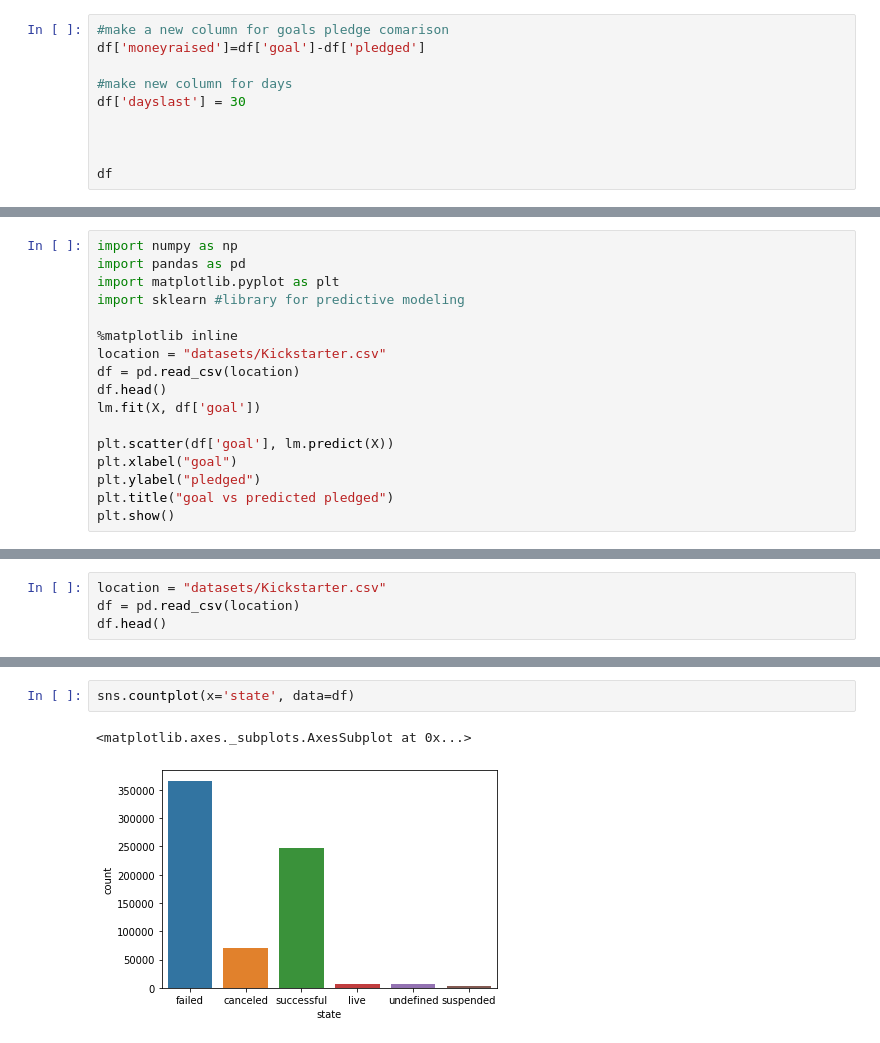
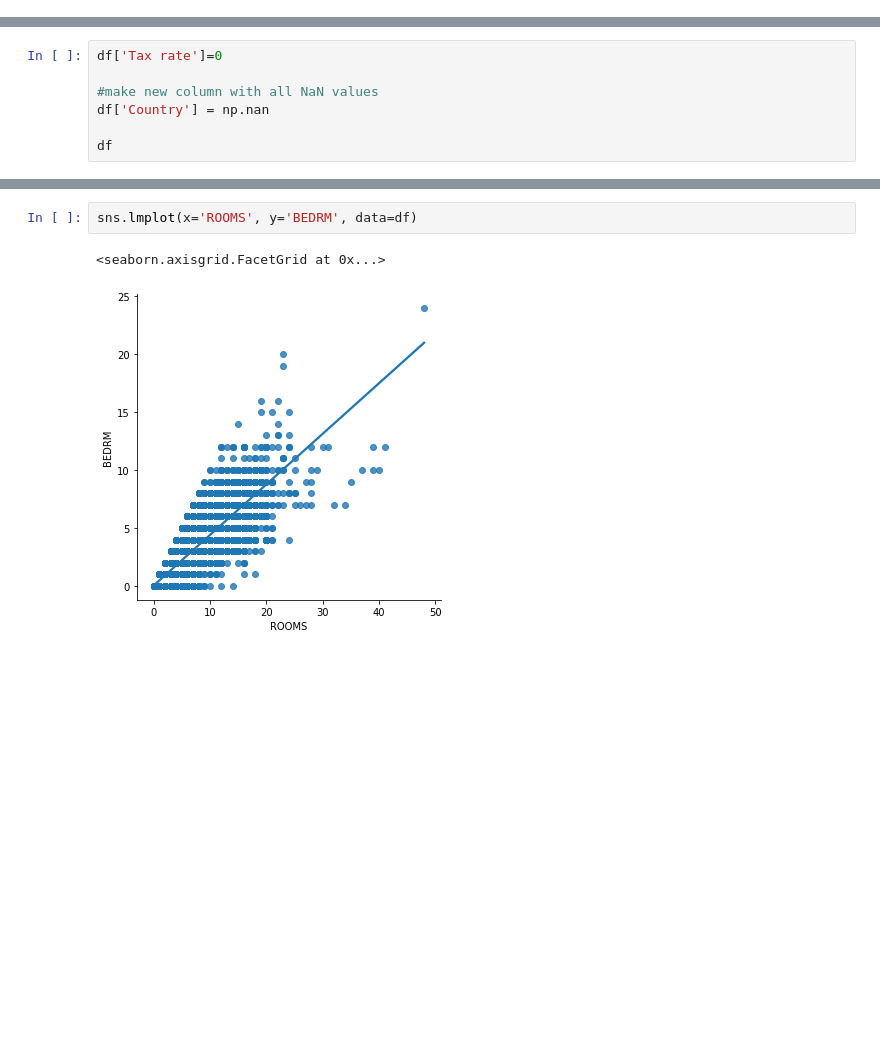
Before and after one commit to johnthekim/Data-Analytics-Bootcamp, a Jupyter notebook: Untitled.ipynb, the cells around one changed output, grey strips where cells are left out. Cells and saved outputs as stored; diff of their text form; blank space fills up the shorter version.

```diff
--- a/Untitled.ipynb
+++ b/Untitled.ipynb
@@ -264,10 +83,0 @@ nodupedf.count()
-# %%
-#make a new column for goals pledge comarison
-df['moneyraised']=df['goal']-df['pledged']
-
-#make new column for days
-df['dayslast'] = 30
-
-
-
-df
@@ -306,17 +83,0 @@ LinearRegression(copy_X=True, fit_intercept=True, n_jobs=None, normalize=False)
-# %%
-import numpy as np
-import pandas as pd
-import matplotlib.pyplot as plt
-import sklearn #library for predictive modeling
-
-%matplotlib inline
-location = "datasets/Kickstarter.csv"
-df = pd.read_csv(location)
-df.head()
-lm.fit(X, df['goal'])
-
-plt.scatter(df['goal'], lm.predict(X))
-plt.xlabel("goal")
-plt.ylabel("pledged")
-plt.title("goal vs predicted pledged")
-plt.show()
@@ -324,0 +178,7 @@ ValueError: could not convert string to float: 'The Songs of Adelaide & Abullah'
+# %%
+df['Tax rate']=0
+
+#make new column with all NaN values
+df['Country'] = np.nan
+
+df
@@ -337,4 +252,0 @@ from sklearn.metrics import classification_report
-# %%
-location = "datasets/Kickstarter.csv"
-df = pd.read_csv(location)
-df.head()
@@ -348,5 +253,5 @@ df.head()
 # %%
-sns.countplot(x='state', data=df)
+sns.lmplot(x='ROOMS', y='BEDRM', data=df)
 # %% [output]
-<matplotlib.axes._subplots.AxesSubplot at 0x...>
+<seaborn.axisgrid.FacetGrid at 0x...>
-[figure, old version]
+[figure, new version]
```
Also changed, not shown: parts of 45 cells of this notebook.
